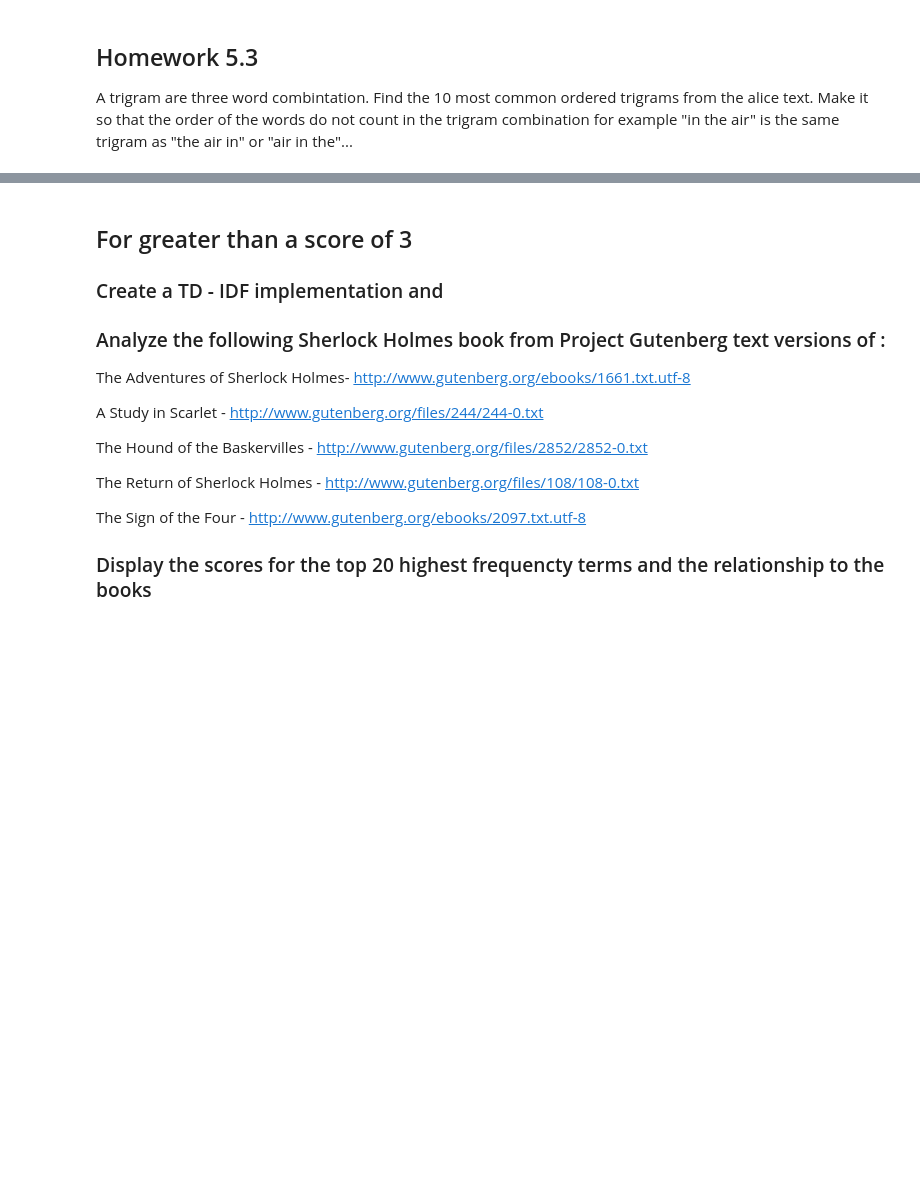
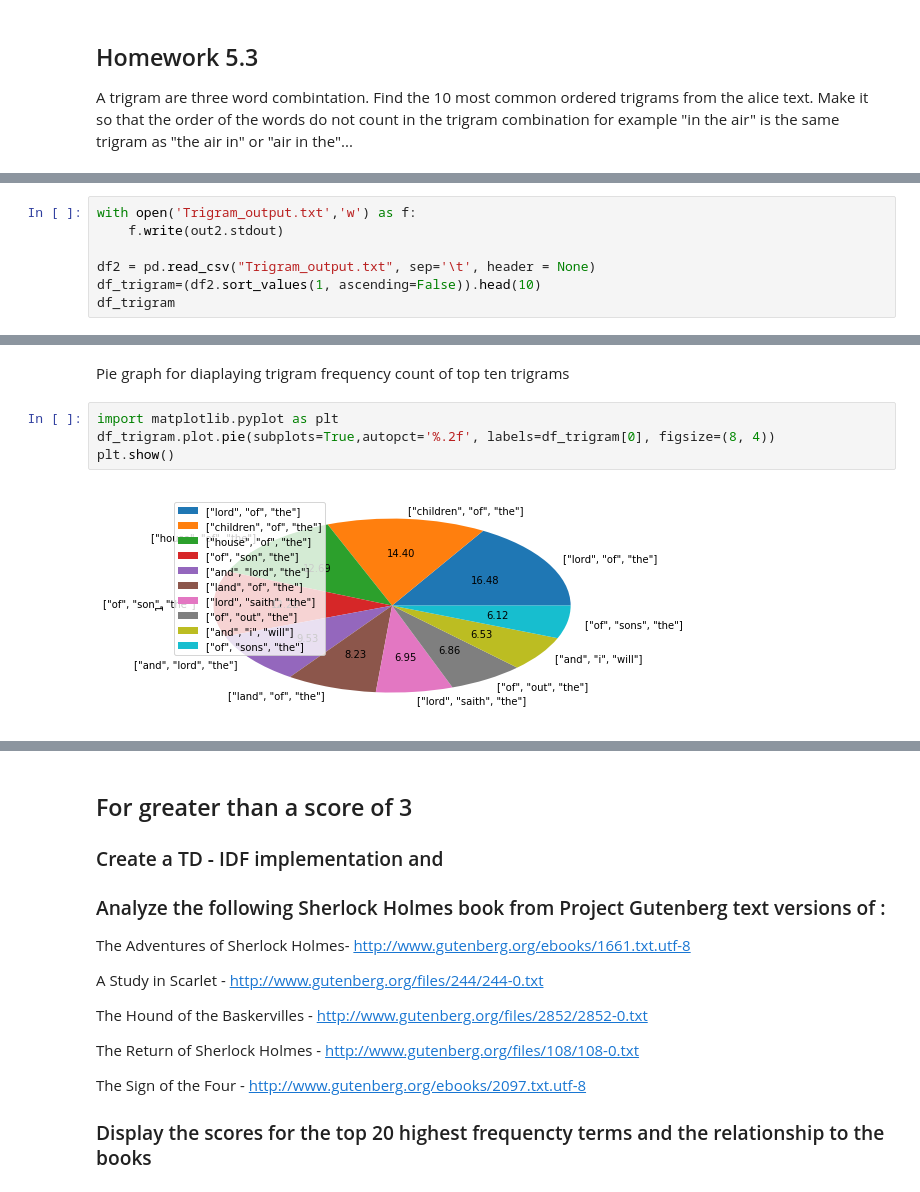
Before and after one commit to shusrushabezugam/big-data-python-class, a Jupyter notebook: Homeworks/Homework5/SHUSRUSHA_BEZUGAM__Homework5_MapReduce_V2_OCT_16_2017.ipynb, the cells around one changed output, grey strips where cells are left out. Drawn from its saved outputs; the diff is of its cells as text; blank space fills up the shorter version.

```diff
--- a/Homeworks/Homework5/SHUSRUSHA_BEZUGAM__Homework5_MapReduce_V2_OCT_16_2017.ipynb
+++ b/Homeworks/Homework5/SHUSRUSHA_BEZUGAM__Homework5_MapReduce_V2_OCT_16_2017.ipynb
@@ -150,0 +205,7 @@ A trigram are three word combintation.  Find the 10 most common ordered trigrams
+# %%
+with open('Trigram_output.txt','w') as f:
+    f.write(out2.stdout)
+
+df2 = pd.read_csv("Trigram_output.txt", sep='\t', header = None)
+df_trigram=(df2.sort_values(1, ascending=False)).head(10)
+df_trigram
@@ -218,0 +300,8 @@ Create graphs to explain the relationship of the frequency of monograms ( words
+# %% [markdown]
+Pie graph for diaplaying trigram frequency count of top ten trigrams
+# %%
+import matplotlib.pyplot as plt
+df_trigram.plot.pie(subplots=True,autopct='%.2f', labels=df_trigram[0], figsize=(8, 4))
+plt.show()
+# %% [output]
+[figure, added]
```
Also changed, not shown: parts of 24 cells of this notebook.
